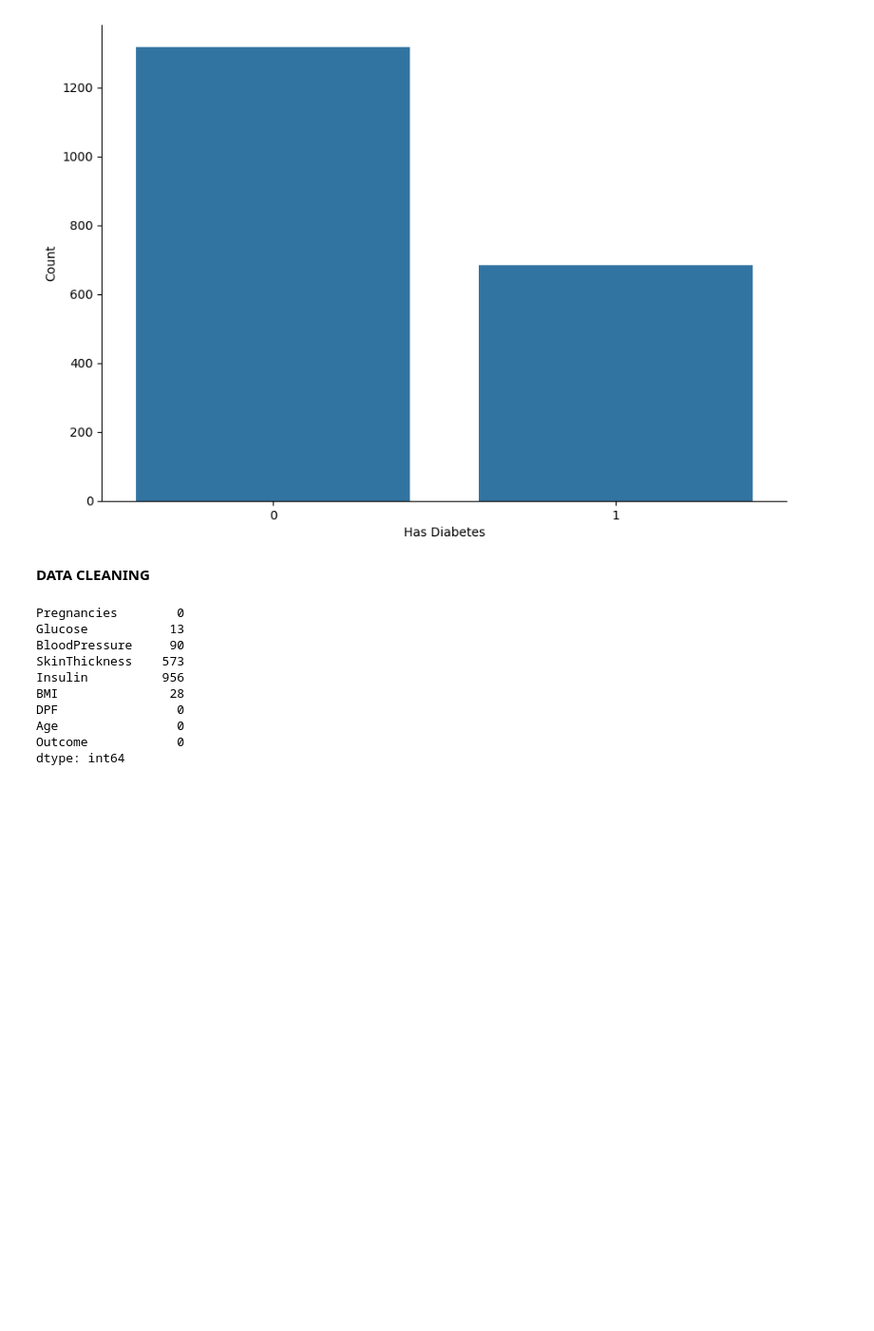
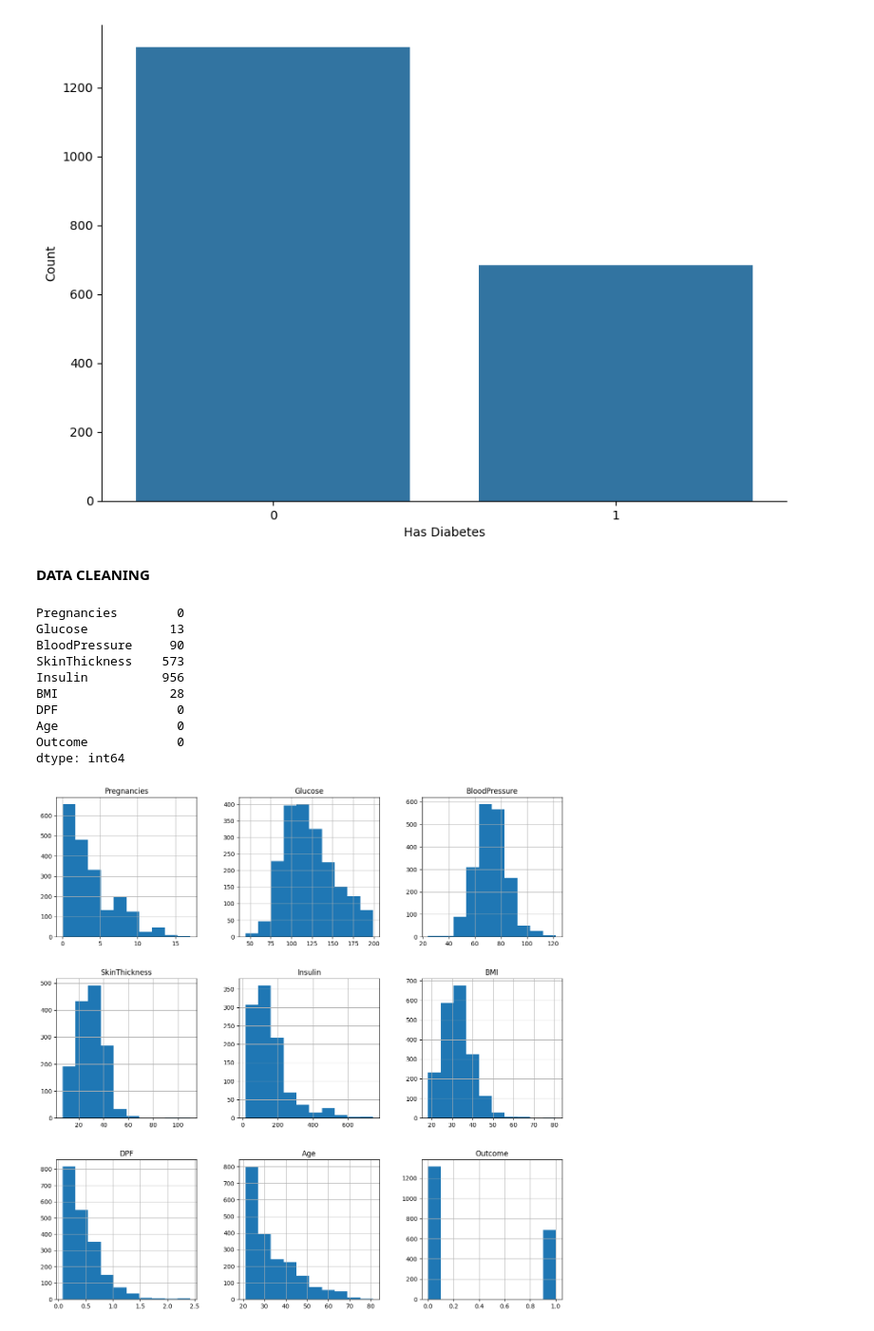
Before and after one commit to SujithGowdru/Diabetes-Prediction-Project, a Jupyter notebook: Diabetes Classification.ipynb, the cells around one changed output. Shown at 95% size. Saved outputs shown, nothing was run; the diff lists cells and outputs as text; code cells hidden in the pictures; blank space fills up the shorter version.

```diff
--- a/Diabetes Classification.ipynb
+++ b/Diabetes Classification.ipynb
@@ -130,3 +128,7 @@ DPF                0
 Age                0
 Outcome            0
 dtype: int64
+# %%
+p = df_copy.hist(figsize = (15,15))
+# %% [output]
+[figure, added]
```
Also changed, not shown: parts of 25 cells of this notebook.
